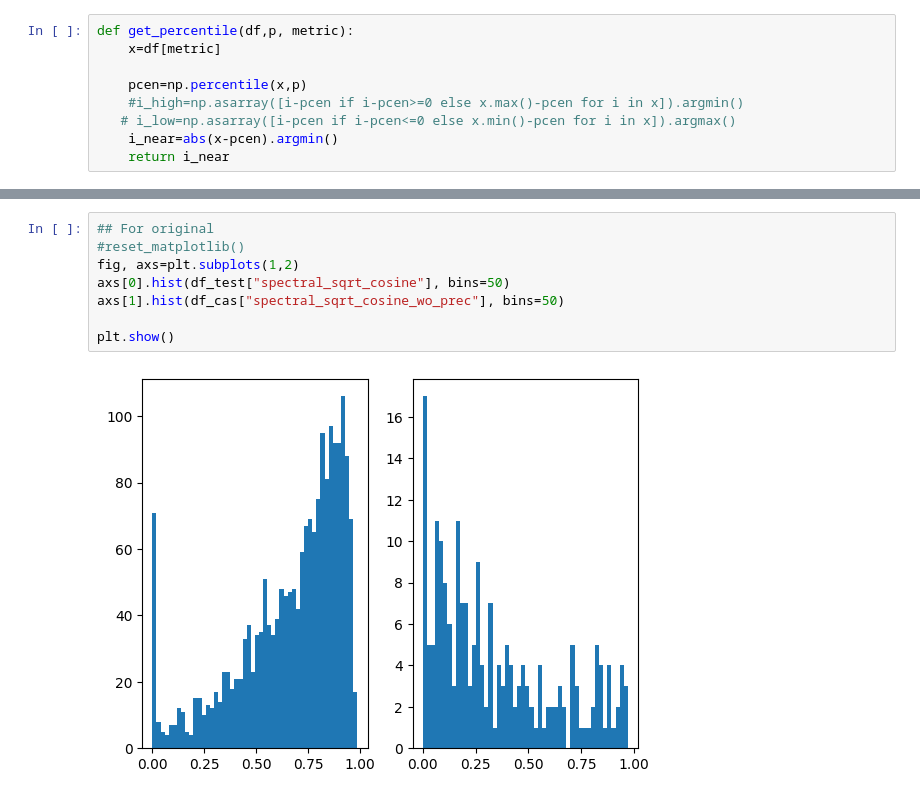
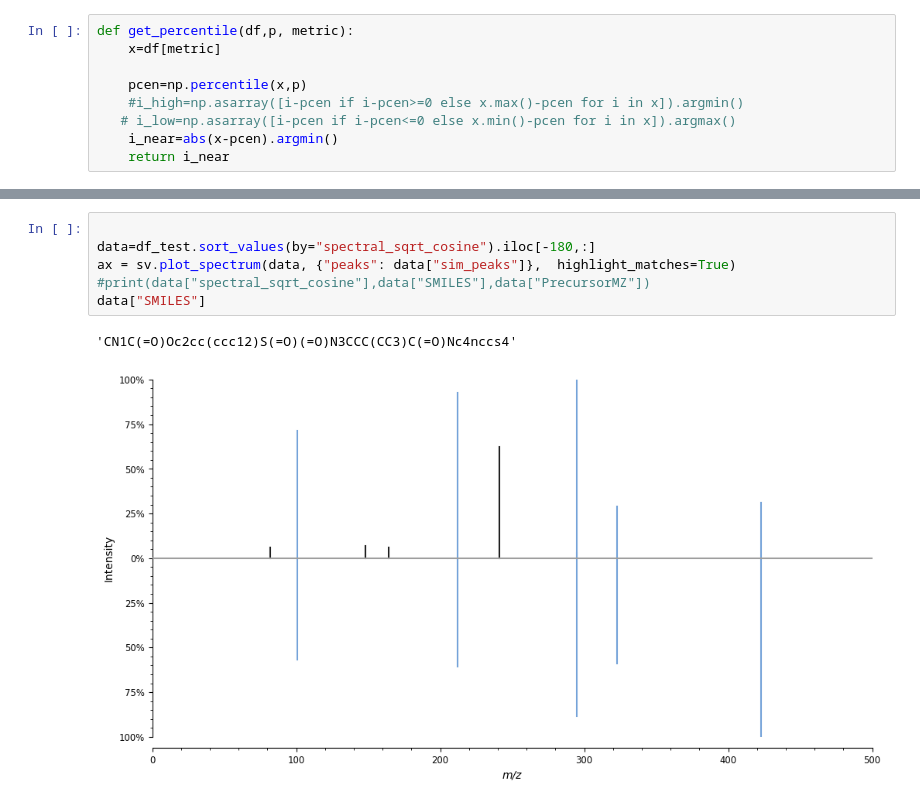
Before and after one commit to Micholms/ms_model_fiora, a Jupyter notebook: notebooks/evaluate_model.ipynb, the cells around one changed output, grey strips where cells are left out. Saved outputs shown, nothing was run; the diff lists cells and outputs as text.

```diff
--- a/notebooks/evaluate_model.ipynb
+++ b/notebooks/evaluate_model.ipynb
@@ -523,10 +418,9 @@ plt.show()
-# %%
-## For original
-#reset_matplotlib()
-fig, axs=plt.subplots(1,2)
-axs[0].hist(df_test["spectral_sqrt_cosine"], bins=50)
-axs[1].hist(df_cas["spectral_sqrt_cosine_wo_prec"], bins=50)
-
-plt.show()
-# %% [output]
-[figure, removed]
+# %%
+
+data=df_test.sort_values(by="spectral_sqrt_cosine").iloc[-180,:]
+ax = sv.plot_spectrum(data, {"peaks": data["sim_peaks"]},  highlight_matches=True)
+#print(data["spectral_sqrt_cosine"],data["SMILES"],data["PrecursorMZ"])
+data["SMILES"]
+# %% [output]
+'CN1C(=O)Oc2cc(ccc12)S(=O)(=O)N3CCC(CC3)C(=O)Nc4nccs4'
+[figure, added]
```
Also changed, not shown: parts of 37 cells of this notebook, 2 other files.
